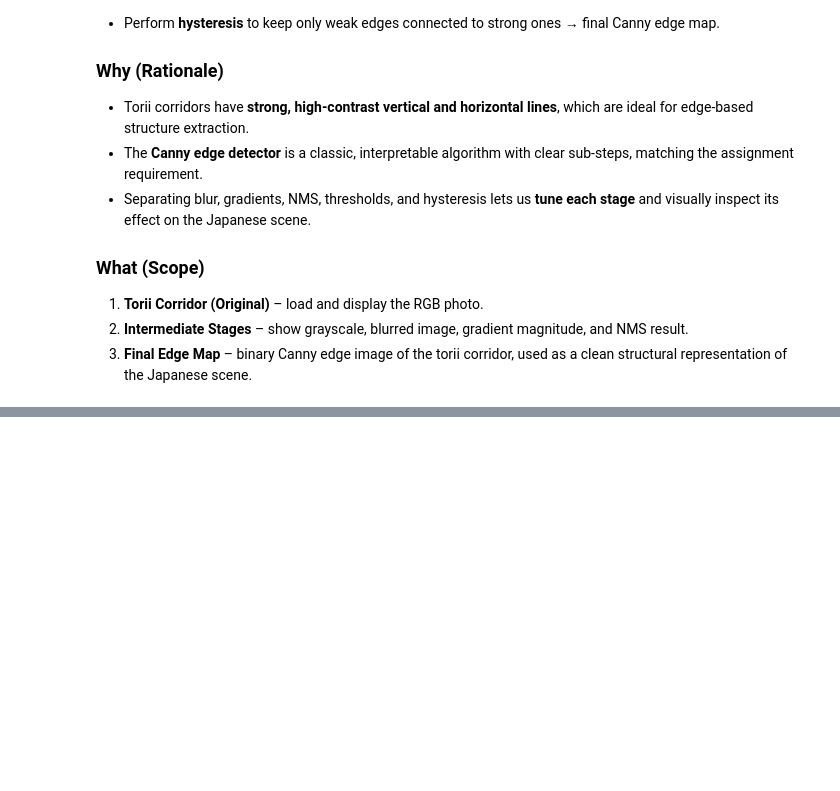
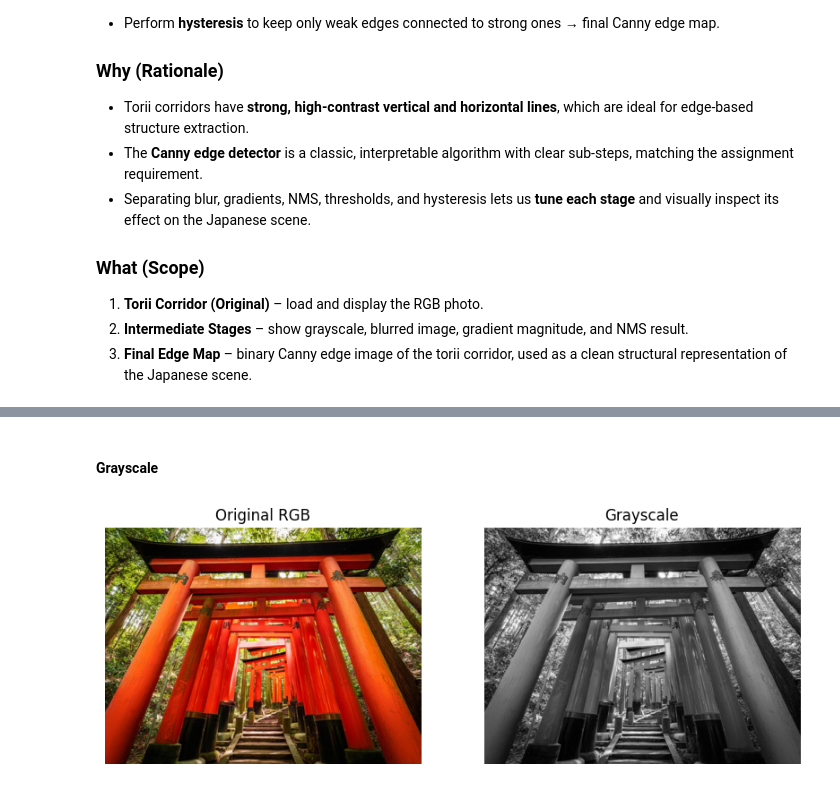
Before and after one commit to infamousperi/GBSV_MC, a Jupyter notebook: MC2/Algorithms_for_Pattern_Detection.ipynb, the cells around one changed output, grey strips where cells are left out. Cells and saved outputs as stored; diff of their text form; code cells hidden in the pictures; blank space fills up the shorter version.

```diff
--- a/MC2/Algorithms_for_Pattern_Detection.ipynb
+++ b/MC2/Algorithms_for_Pattern_Detection.ipynb
@@ -23,3 +66,7 @@ def show(img, title="", cmap="gray"):
+# %%
+def save_rgb(path: str, img_rgb: np.ndarray):
+    bgr = cv2.cvtColor(img_rgb, cv2.COLOR_RGB2BGR)
+    cv2.imwrite(path, bgr)
 # %% [markdown]
 ## Day 5
 # %% [markdown]
@@ -238,0 +299,9 @@ We want a **geometry-focused edge map** that keeps the main gate and path contou
+# %% [markdown]
+#### Grayscale
+# %%
+gray = to_gray(img_torii)
+
+save_rgb("outputs/torii_step1_gray.png", gray)
+show_pair(img_torii, gray, titles=("Original RGB", "Grayscale"))
+# %% [output]
+[figure, added]
```
Also changed, not shown: parts of 20 cells of this notebook.
